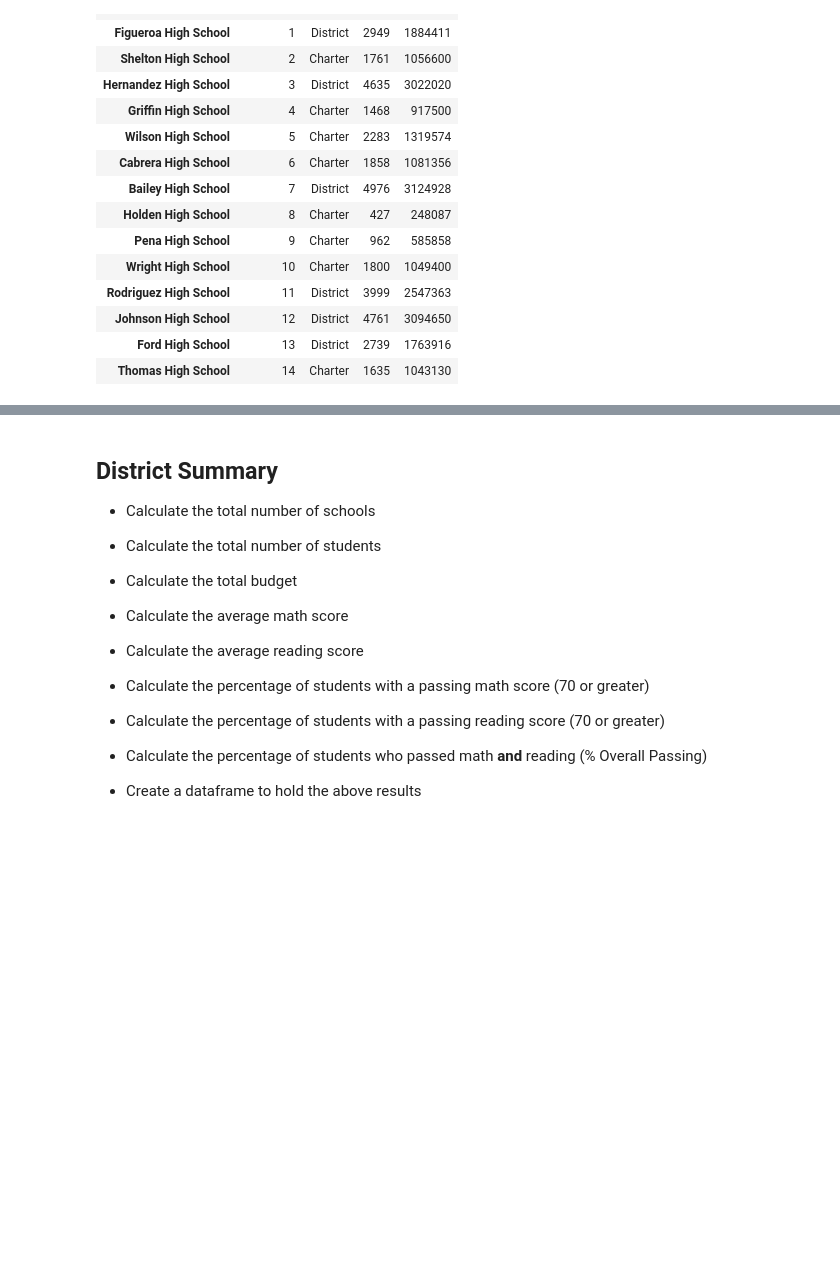
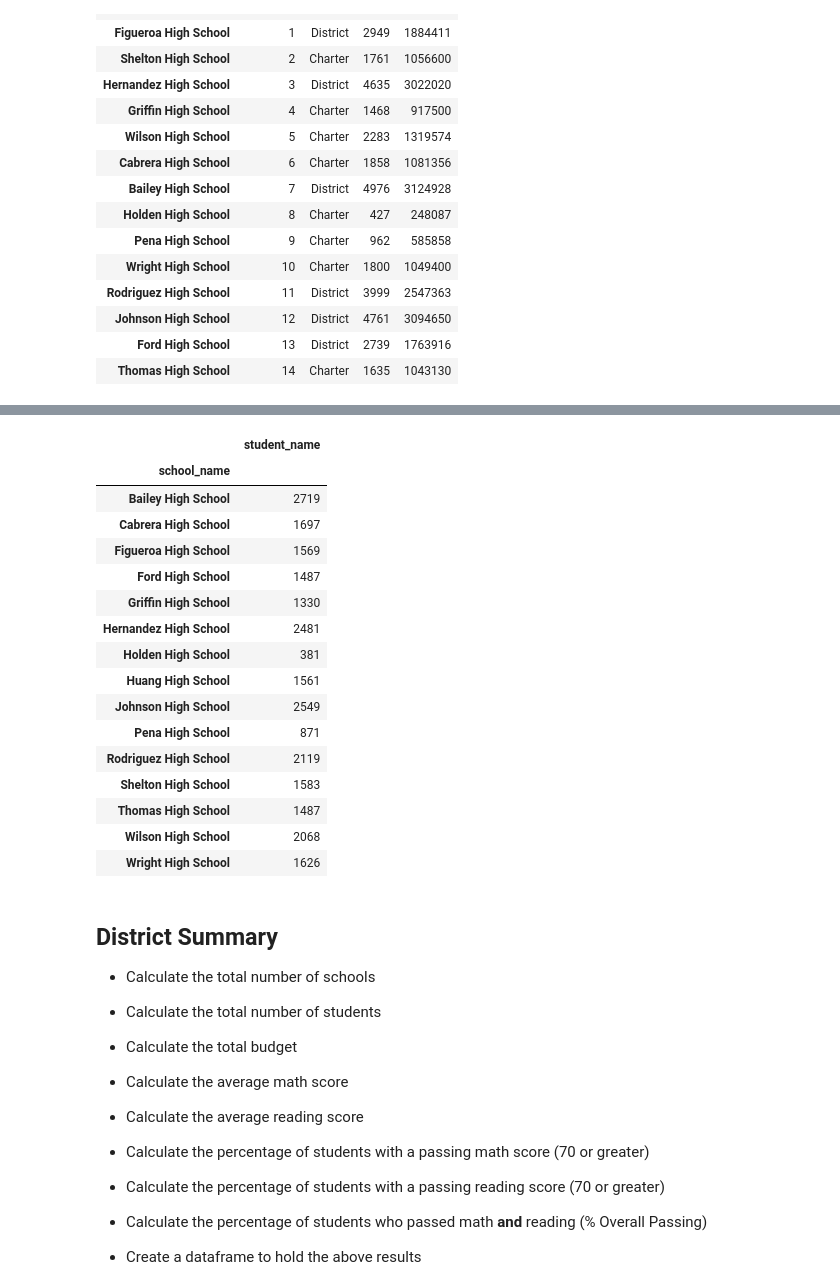
Before and after one commit to yukamara/pandas-challenge, a Jupyter notebook: PyCitySchools/PyCitySchools_starter.ipynb, the cells around one changed output, grey strips where cells are left out. Cells and saved outputs as stored; diff of their text form; code cells hidden in the pictures; blank space fills up the shorter version.

```diff
--- a/PyCitySchools/PyCitySchools_starter.ipynb
+++ b/PyCitySchools/PyCitySchools_starter.ipynb
@@ -41,3 +83,24 @@ school_data.set_index('school_name')
+# %%
+sdc_overall_pass_df = sdc_df[(sdc_df['math_score']>=70) & (sdc_df['reading_score']>=70)]
+sdc_overall_pass_df[['school_name','student_name']].groupby(['school_name']).count()
+# %% [output]
+|  | student_name |
+| school_name |  |
+| Bailey High School | 2719 |
+| Cabrera High School | 1697 |
+| Figueroa High School | 1569 |
+| Ford High School | 1487 |
+| Griffin High School | 1330 |
+| Hernandez High School | 2481 |
+| Holden High School | 381 |
+| Huang High School | 1561 |
+| Johnson High School | 2549 |
+| Pena High School | 871 |
+| Rodriguez High School | 2119 |
+| Shelton High School | 1583 |
+| Thomas High School | 1487 |
+| Wilson High School | 2068 |
+| Wright High School | 1626 |
 # %% [markdown]
 ## District Summary
 
```
Also changed, not shown: parts of 4 cells of this notebook.
